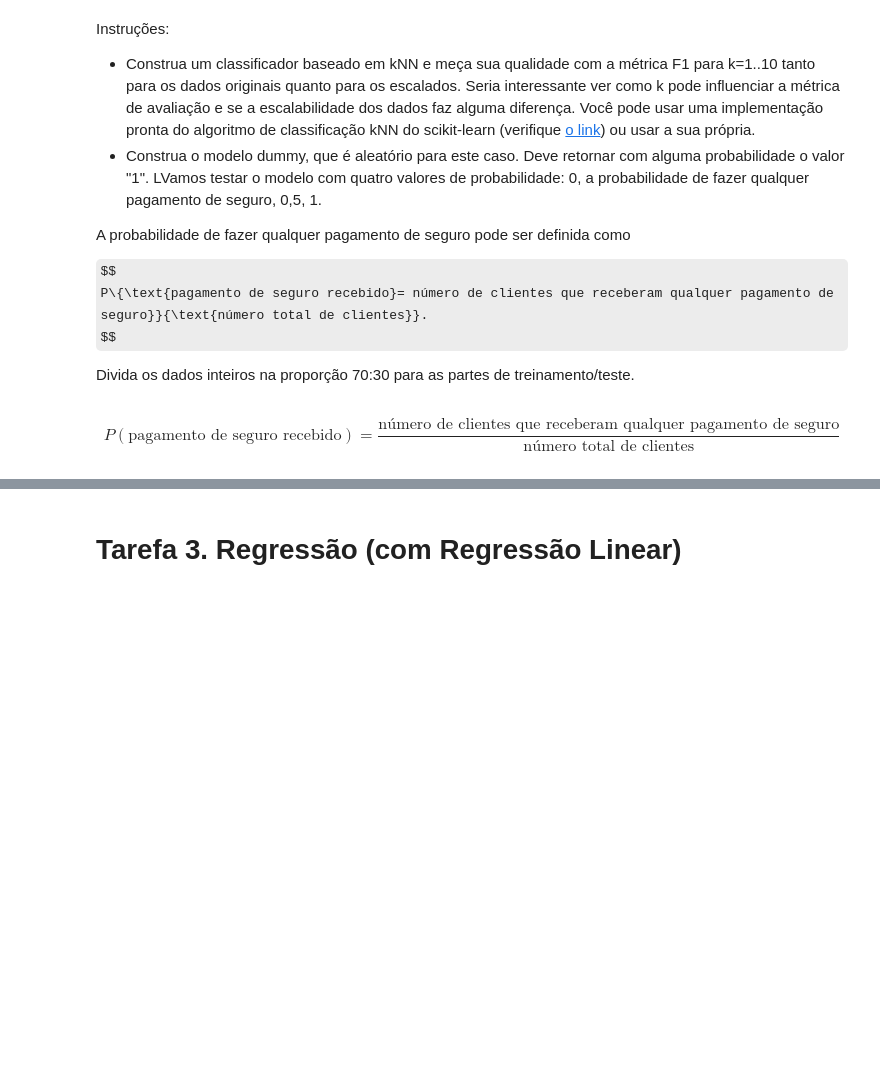
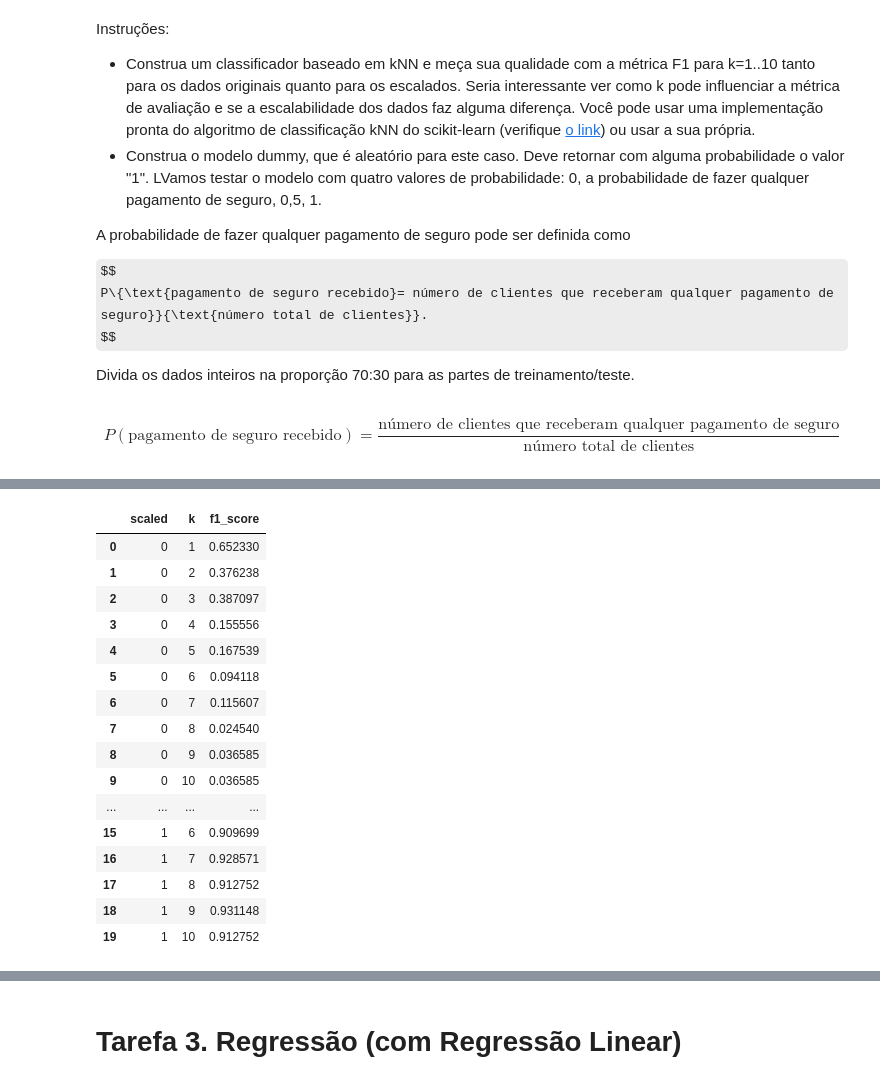
Before and after one commit to danendless/TT-Sprint11-Project, a Jupyter notebook: notebooks/notebook_2026-07-07.ipynb, the cells around one changed output, grey strips where cells are left out. Saved outputs shown, nothing was run; the diff lists cells and outputs as text; code cells hidden in the pictures; some formulas as TeX source; blank space fills up the shorter version.

```diff
--- a/notebooks/notebook_2026-07-07.ipynb
+++ b/notebooks/notebook_2026-07-07.ipynb
@@ -399,0 +455,20 @@ for P in [0, df['insurance_benefits_received'].sum() / len(df), 0.5, 1]:
+# %%
+import warnings
+
+with warnings.catch_warnings():
+    warnings.filterwarnings(
+        "ignore",
+        category=FutureWarning,
+        message="Unlike other reduction functions.*"
+    )
+
+    df_scores = []
+
+    for k in range(1,11):
+        knn_classifier = sklearn.neighbors.KNeighborsClassifier(n_neighbors=k)
+        knn_classifier.fit(features_train, target_train)
+        predict_valid = knn_classifier.predict(features_valid)
+
+        print("Dados NÃO escalados"+ "\n" + "k =",k)
+        eval_classifier(target_valid, predict_valid)
+        df_scores.append([0,k,sklearn.metrics.f1_score(target_valid, predict_valid)])
@@ -399,0 +493,20 @@ for P in [0, df['insurance_benefits_received'].sum() / len(df), 0.5, 1]:
+# %%
+import warnings
+
+with warnings.catch_warnings():
+    warnings.filterwarnings(
+        "ignore",
+        category=FutureWarning,
+        message="Unlike other reduction functions.*"
+    )
+
+    for k in range(1,11):
+        knn_classifier = sklearn.neighbors.KNeighborsClassifier(n_neighbors=k)
+        knn_classifier.fit(features_train_scaled, target_train_scaled)
+        predict_valid_scaled = knn_classifier.predict(features_valid_scaled)
+
+        print("Dados ESCALADOS"+ "\n" + "k =",k)
+        eval_classifier(target_valid_scaled, predict_valid_scaled)
+        df_scores.append([1,k,sklearn.metrics.f1_score(target_valid_scaled, predict_valid_scaled)])
+
+    df_scores = pd.DataFrame(data=df_scores,columns=["scaled","k","f1_score"])
@@ -399,0 +531,20 @@ for P in [0, df['insurance_benefits_received'].sum() / len(df), 0.5, 1]:
+# %%
+display(df_scores)
+# %% [output]
+|  | scaled | k | f1_score |
+| 0 | 0 | 1 | 0.652330 |
+| 1 | 0 | 2 | 0.376238 |
+| 2 | 0 | 3 | 0.387097 |
+| 3 | 0 | 4 | 0.155556 |
+| 4 | 0 | 5 | 0.167539 |
+| 5 | 0 | 6 | 0.094118 |
+| 6 | 0 | 7 | 0.115607 |
+| 7 | 0 | 8 | 0.024540 |
+| 8 | 0 | 9 | 0.036585 |
+| 9 | 0 | 10 | 0.036585 |
+| ... | ... | ... | ... |
+| 15 | 1 | 6 | 0.909699 |
+| 16 | 1 | 7 | 0.928571 |
+| 17 | 1 | 8 | 0.912752 |
+| 18 | 1 | 9 | 0.931148 |
+| 19 | 1 | 10 | 0.912752 |
```
Also changed, not shown: parts of 15 cells of this notebook.
